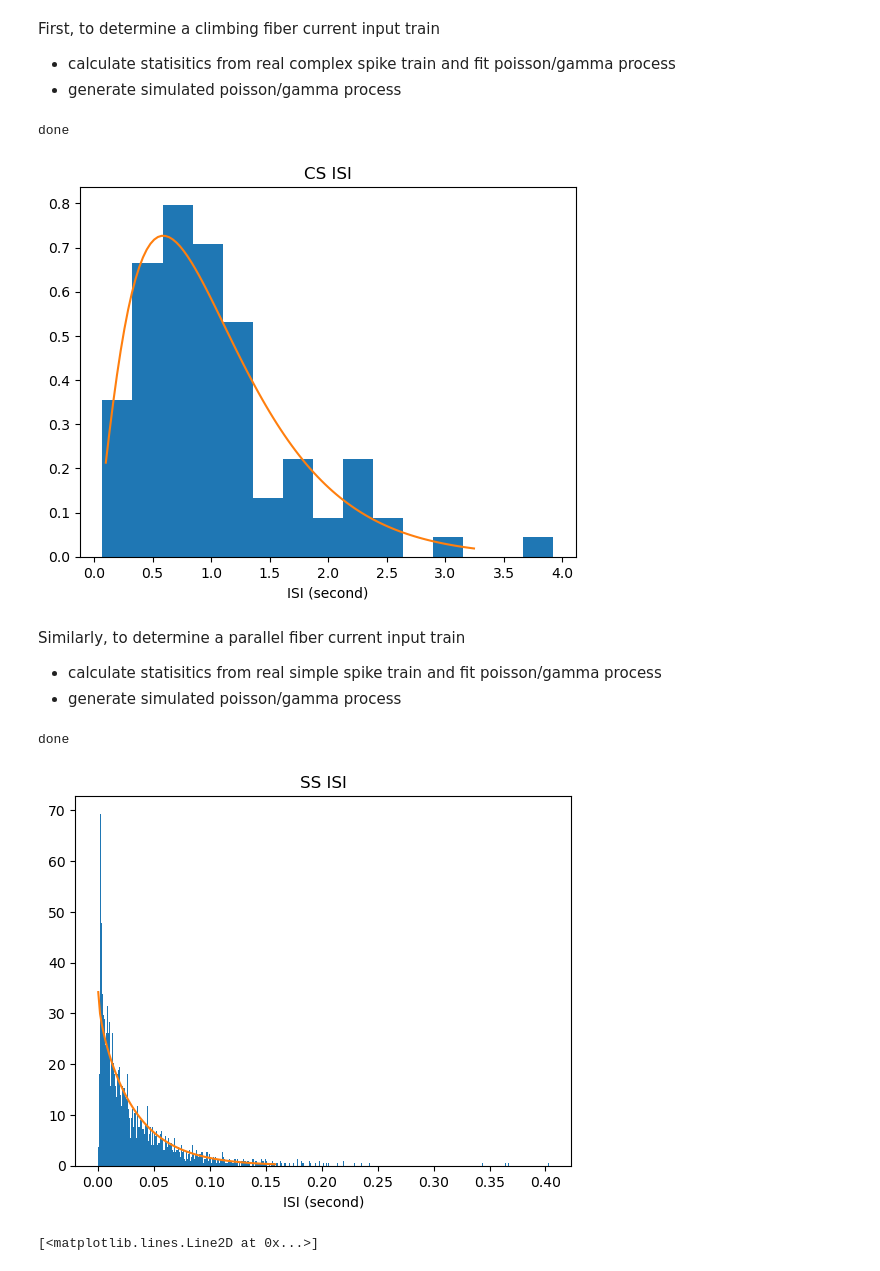
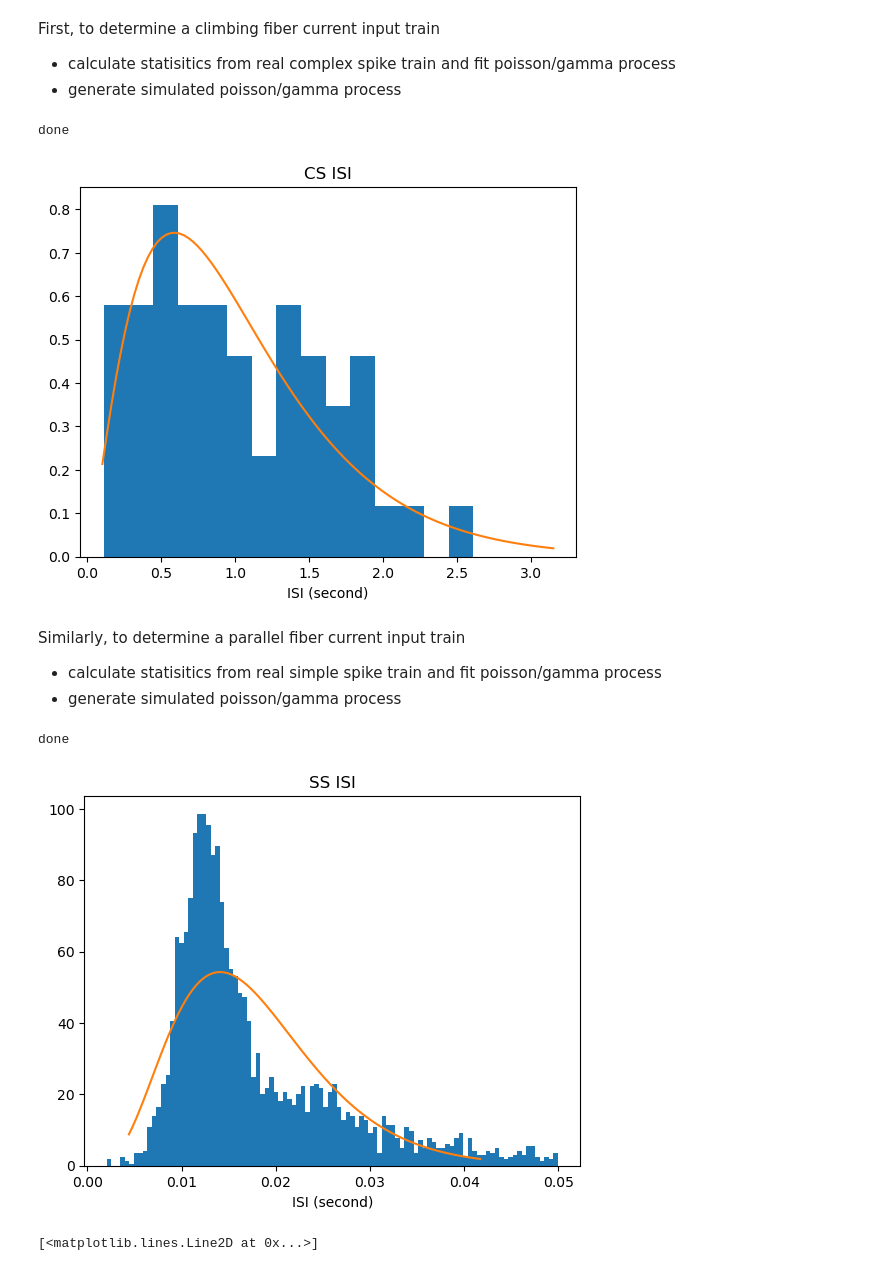
Before and after one commit to BigBroBob2/CSsorting, a Jupyter notebook: simulation/protocol/stochastic/main.ipynb, the cells around one changed output. Drawn from its saved outputs; the diff is of its cells as text; code cells hidden in the pictures.

```diff
--- a/simulation/protocol/stochastic/main.ipynb
+++ b/simulation/protocol/stochastic/main.ipynb
@@ -23,15 +23,17 @@ First, to determine a climbing fiber current input train
 - calculate statisitics from real complex spike train and fit poisson/gamma process
 - generate simulated poisson/gamma process
 # %%
-data = loadmat('cs_real\\NU_DRL_002_WB_AP_translations_sscs.mat')
+data = loadmat('cs_real\\NU_BRR_NPXL_012_session_2_sscs.mat')
 spk_fs = 30000
 cplx_spk = np.array(data['cs_idx'])[0,:]
+cplx_spk = np.sort(cplx_spk)
 
 cplx_spk_t = cplx_spk/spk_fs
 cplx_spk_ISI = np.diff(cplx_spk_t)
 
 # fix double-counting (ISI should not be 0)
-cplx_spk_ISI = cplx_spk_ISI[cplx_spk_ISI>0]
+# sometimes the spike time are from discontineous trials so we may need ISI upper bound
+cplx_spk_ISI = cplx_spk_ISI[(cplx_spk_ISI>0.001)*(cplx_spk_ISI<3)]
 
 plt.hist(cplx_spk_ISI,bins=15,density=True)
 
@@ -47,32 +49,36 @@ plt.title('CS ISI')
 print('done')
 # %% [output]
 done
-[figure, old version]
+[figure, new version]
 # %% [markdown]
 Similarly, to determine a parallel fiber current input train
 - calculate statisitics from real simple spike train and fit poisson/gamma process
 - generate simulated poisson/gamma process
 # %%
 s_spk = np.array(data['ss_idx'])[0,:]
+s_spk = np.sort(s_spk)
 
 s_spk_t = s_spk/spk_fs
 s_spk_ISI = np.diff(s_spk_t)
 
-plt.hist(s_spk_ISI,bins=500,density=True)
+# fix double-counting (ISI should not be 0)
+s_spk_ISI = s_spk_ISI[(s_spk_ISI>0.001)*(s_spk_ISI<0.05)]
+
+plt.hist(s_spk_ISI,bins=100,density=True)
 
 # fixing location at 0
 ss_fit_alpha, ss_fit_loc, ss_fit_beta=stats.gamma.fit(s_spk_ISI,floc=0.0)
 
 x = np.linspace(stats.gamma.ppf(0.01, ss_fit_alpha, ss_fit_loc, ss_fit_beta), stats.gamma.ppf(0.99, ss_fit_alpha, ss_fit_loc, ss_fit_beta),100)
 plt.plot(x, stats.gamma.pdf(x, ss_fit_alpha, ss_fit_loc, ss_fit_beta))
 
 plt.xlabel('ISI (second)')
 plt.title('SS ISI')
 
 print('done')
 # %% [output]
 done
-[figure, old version]
+[figure, new version]
 # %%
 # now resample CS ISI from gamma distribution
 sim_cs_N = 10
```
Also changed, not shown: 18 other files.
